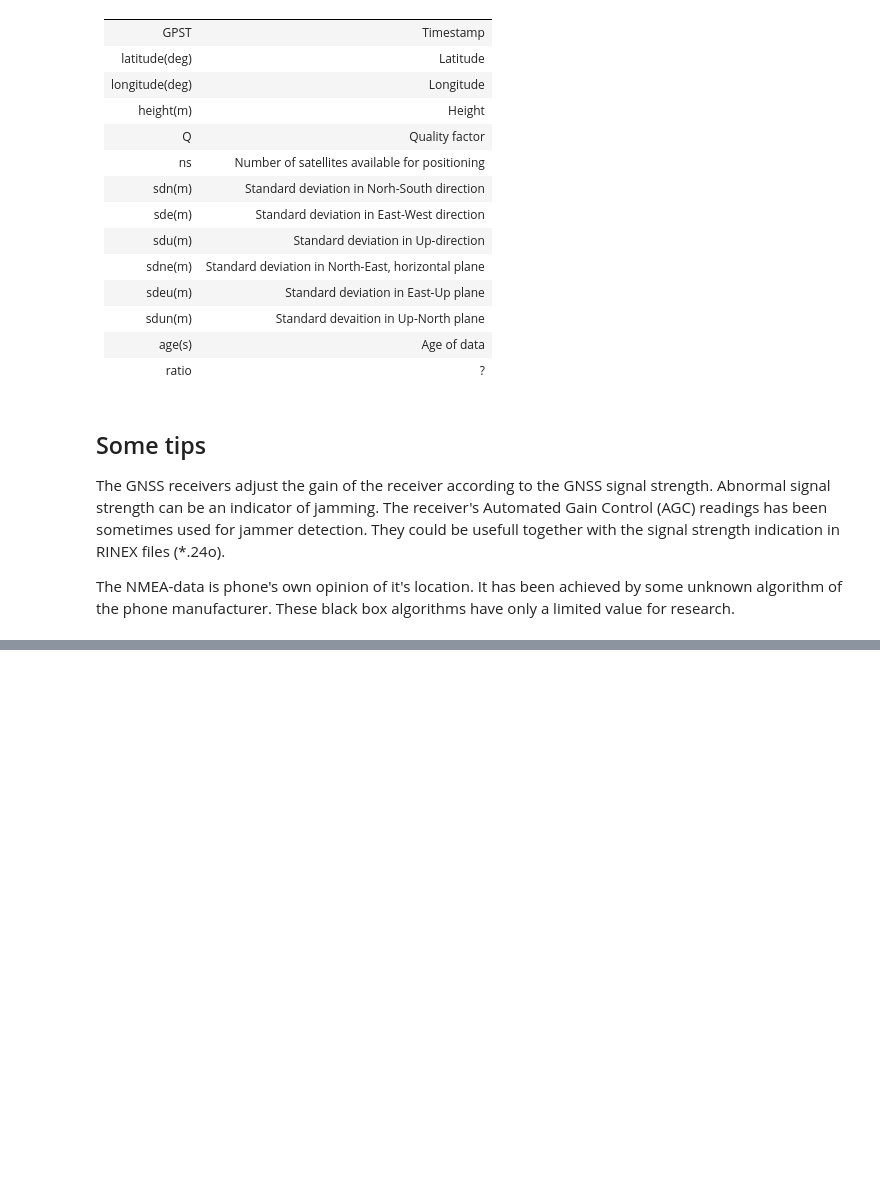
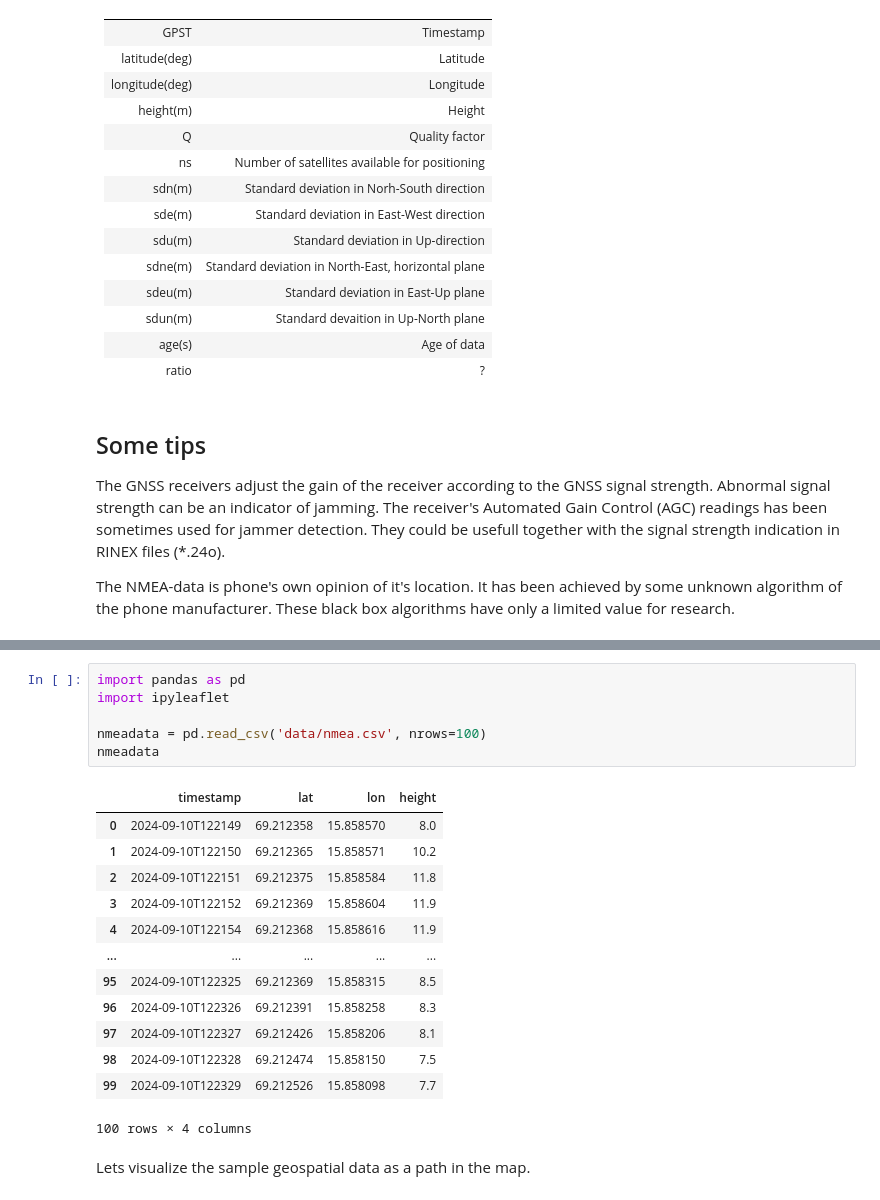
Before and after one commit to pevalisuo/AML, a Jupyter notebook: Exercises/Jammer_detection/Jamming_Detection.ipynb, the cells around one changed output, grey strips where cells are left out. Saved outputs shown, nothing was run; the diff lists cells and outputs as text; blank space fills up the shorter version.

```diff
--- a/Exercises/Jammer_detection/Jamming_Detection.ipynb
+++ b/Exercises/Jammer_detection/Jamming_Detection.ipynb
@@ -83,0 +90,22 @@ The NMEA-data is phone's own opinion of it's location. It has been achieved by s
+# %%
+import pandas as pd
+import ipyleaflet
+
+nmeadata = pd.read_csv('data/nmea.csv', nrows=100)
+nmeadata
+# %% [output]
+|  | timestamp | lat | lon | height |
+| 0 | 2024-09-10T122149 | 69.212358 | 15.858570 | 8.0 |
+| 1 | 2024-09-10T122150 | 69.212365 | 15.858571 | 10.2 |
+| 2 | 2024-09-10T122151 | 69.212375 | 15.858584 | 11.8 |
+| 3 | 2024-09-10T122152 | 69.212369 | 15.858604 | 11.9 |
+| 4 | 2024-09-10T122154 | 69.212368 | 15.858616 | 11.9 |
+| ... | ... | ... | ... | ... |
+| 95 | 2024-09-10T122325 | 69.212369 | 15.858315 | 8.5 |
+| 96 | 2024-09-10T122326 | 69.212391 | 15.858258 | 8.3 |
+| 97 | 2024-09-10T122327 | 69.212426 | 15.858206 | 8.1 |
+| 98 | 2024-09-10T122328 | 69.212474 | 15.858150 | 7.5 |
+| 99 | 2024-09-10T122329 | 69.212526 | 15.858098 | 7.7 |
+100 rows × 4 columns
+# %% [markdown]
+Lets visualize the sample geospatial data as a path in the map.
```
Also changed, not shown: parts of 8 cells of this notebook.
